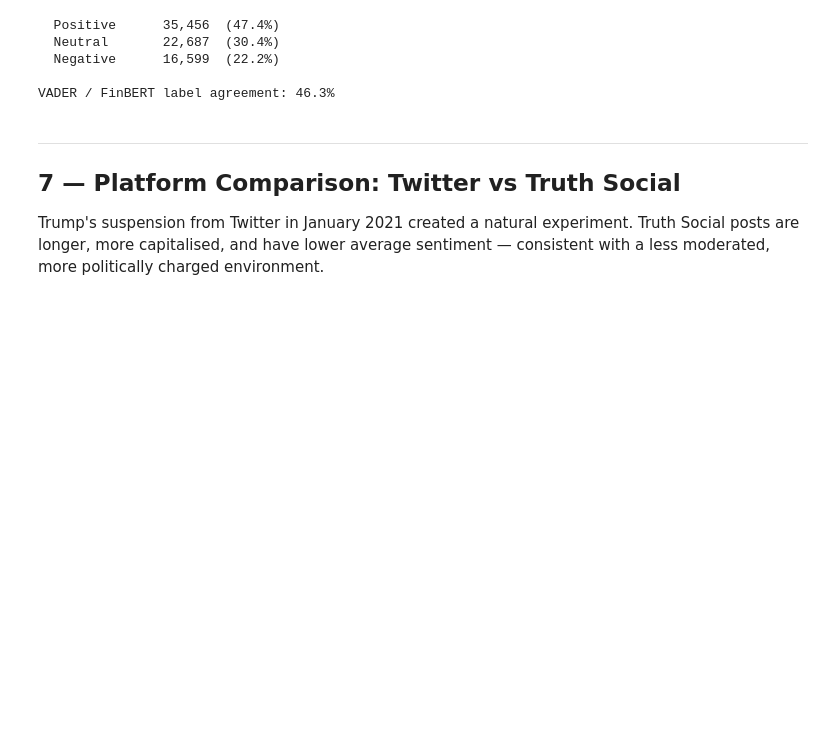
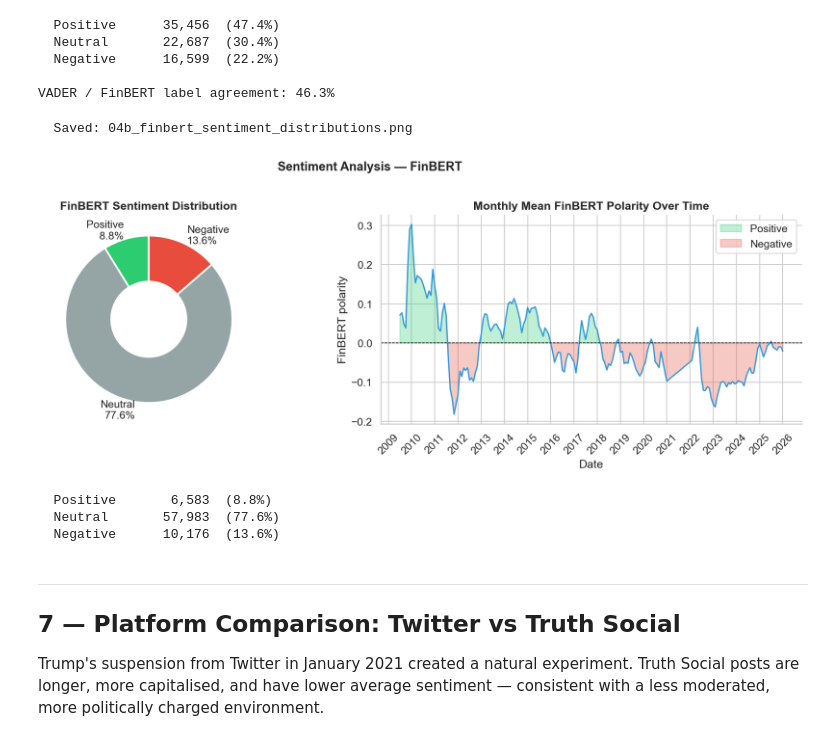
Before and after one commit to deercarla/trump-tweets-nlp, a Jupyter notebook: 4_eda/EDA.ipynb, the cells around one changed output. Saved outputs shown, nothing was run; the diff lists cells and outputs as text; code cells hidden in the pictures; blank space fills up the shorter version.

Commit message:
adding FINBERT analysis

```diff
--- a/4_eda/EDA.ipynb
+++ b/4_eda/EDA.ipynb
@@ -394,6 +387,60 @@ if "finbert_label" in tweets.columns and tweets["finbert_label"].notna().any():
   Negative      16,599  (22.2%)
 
 VADER / FinBERT label agreement: 46.3%
+# %%
+# ── FinBERT sentiment label counts and trend ───────────────────────────────────
+if "finbert_label" in tweets.columns and tweets["finbert_label"].notna().any():
+    label_counts = tweets["finbert_label"].value_counts()
+    labels  = ["positive", "neutral", "negative"]
+    counts  = [label_counts.get(l, 0) for l in labels]
+    colors  = [SENTIMENT_PALETTE[l] for l in labels]
+    pcts    = [100 * c / sum(counts) for c in counts]
+
+    fig, axes = plt.subplots(1, 2, figsize=(14, 5))
+
+    # Left: donut chart
+    wedges, texts, autotexts = axes[0].pie(
+        counts, labels=[f"{l.capitalize()}\n{p:.1f}%" for l, p in zip(labels, pcts)],
+        colors=colors, autopct="", startangle=90,
+        wedgeprops={"width": 0.55, "edgecolor": "white", "linewidth": 2}
+    )
+    axes[0].set_title("FinBERT Sentiment Distribution", fontweight="bold")
+
+    # Right: sentiment trend over time (monthly rolling mean)
+    monthly_sent = (tweets.groupby("month")["finbert_polarity"]
+                    .mean().rolling(3).mean().reset_index())
+    axes[1].fill_between(monthly_sent["month"], monthly_sent["finbert_polarity"],
+                          where=monthly_sent["finbert_polarity"] >= 0,
+                          alpha=0.3, color=C_POSITIVE, label="Positive")
+    axes[1].fill_between(monthly_sent["month"], monthly_sent["finbert_polarity"],
+                          where=monthly_sent["finbert_polarity"] < 0,
+                          alpha=0.3, color=C_NEGATIVE, label="Negative")
+    axes[1].plot(monthly_sent["month"], monthly_sent["finbert_polarity"],
+                 color=C_ACCENT, linewidth=1.5)
+    axes[1].axhline(0, color="black", linewidth=0.8, linestyle="--")
+    axes[1].set_title("Monthly Mean FinBERT Polarity Over Time", fontweight="bold")
+    axes[1].set_xlabel("Date"); axes[1].set_ylabel("FinBERT polarity")
+    axes[1].xaxis.set_major_locator(mdates.YearLocator())
+    axes[1].xaxis.set_major_formatter(mdates.DateFormatter("%Y"))
+    plt.setp(axes[1].get_xticklabels(), rotation=45)
+    axes[1].legend()
+
+    plt.suptitle("Sentiment Analysis — FinBERT", fontsize=14, fontweight="bold", y=1.01)
+    plt.tight_layout()
+    savefig("04b_finbert_sentiment_distributions")
+    plt.show()
+
+    for l, c, p in zip(labels, counts, pcts):
+        print(f"  {l.capitalize():<12} {c:>7,}  ({p:.1f}%)")
+
+else:
+    print("FinBERT sentiment labels not available in tweets.")
+# %% [output]
+  Saved: 04b_finbert_sentiment_distributions.png
+[figure, added]
+  Positive       6,583  (8.8%)
+  Neutral       57,983  (77.6%)
+  Negative      10,176  (13.6%)
 # %% [markdown]
 ---
 ## 7 — Platform Comparison: Twitter vs Truth Social
```
Also changed, not shown: parts of 3 cells of this notebook, 3 other files.
